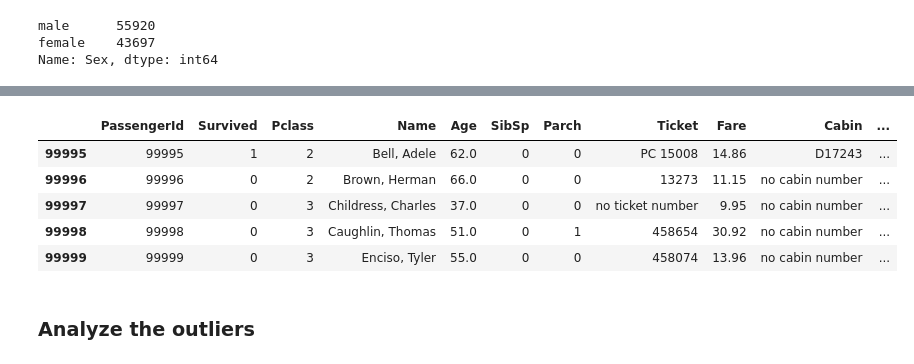
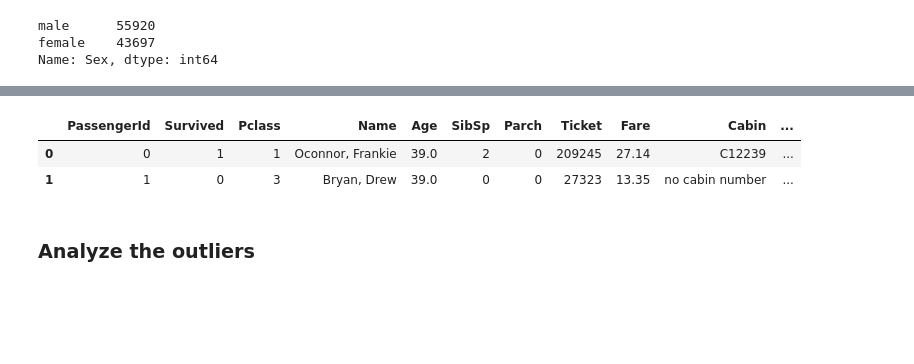
Before and after one commit to pmstangmailcom/rs_school, a Jupyter notebook: EDA_data_exploration.ipynb, the cells around one changed output, grey strips where cells are left out. Cells and saved outputs as stored; diff of their text form; code cells hidden in the pictures; blank space fills up the shorter version.

```diff
--- a/EDA_data_exploration.ipynb
+++ b/EDA_data_exploration.ipynb
@@ -207,13 +202,10 @@ Use One Hot Encoding
 # %%
 passengers = pd.get_dummies(passengers, columns=['Sex', 'Embarked'])
-passengers.tail()
+passengers.head(2)
 # %% [output]
 |  | PassengerId | Survived | Pclass | Name | Age | SibSp | Parch | Ticket | Fare | Cabin | ... |
-| 99995 | 99995 | 1 | 2 | Bell, Adele | 62.0 | 0 | 0 | PC 15008 | 14.86 | D17243 | ... |
-| 99996 | 99996 | 0 | 2 | Brown, Herman | 66.0 | 0 | 0 | 13273 | 11.15 | no cabin number | ... |
-| 99997 | 99997 | 0 | 3 | Childress, Charles | 37.0 | 0 | 0 | no ticket number | 9.95 | no cabin number | ... |
-| 99998 | 99998 | 0 | 3 | Caughlin, Thomas | 51.0 | 0 | 1 | 458654 | 30.92 | no cabin number | ... |
-| 99999 | 99999 | 0 | 3 | Enciso, Tyler | 55.0 | 0 | 0 | 458074 | 13.96 | no cabin number | ... |
+| 0 | 0 | 1 | 1 | Oconnor, Frankie | 39.0 | 2 | 0 | 209245 | 27.14 | C12239 | ... |
+| 1 | 1 | 0 | 3 | Bryan, Drew | 39.0 | 0 | 0 | 27323 | 13.35 | no cabin number | ... |
 # %% [markdown]
 ### Analyze the outliers
 # %% [markdown]
```
Also changed, not shown: parts of 93 cells of this notebook.
